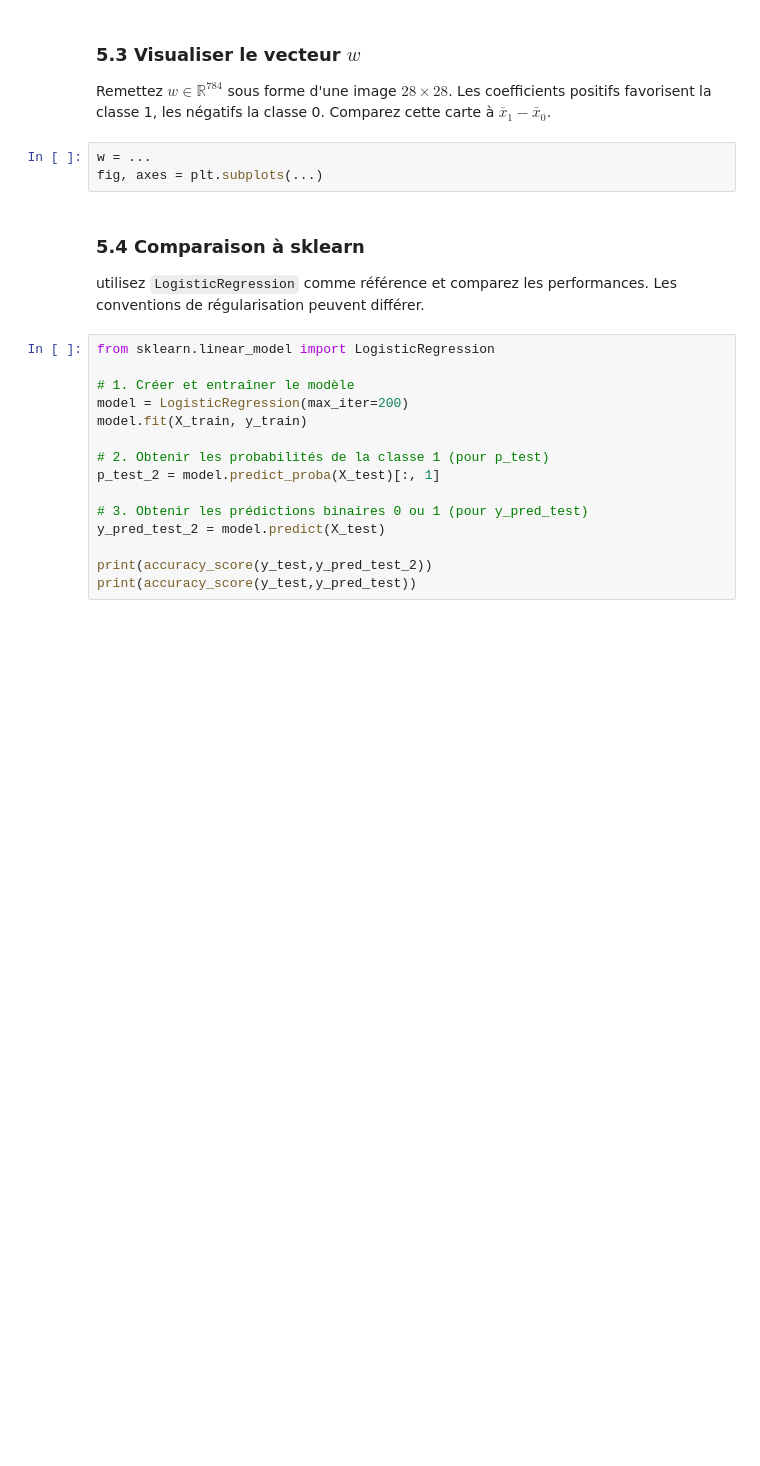
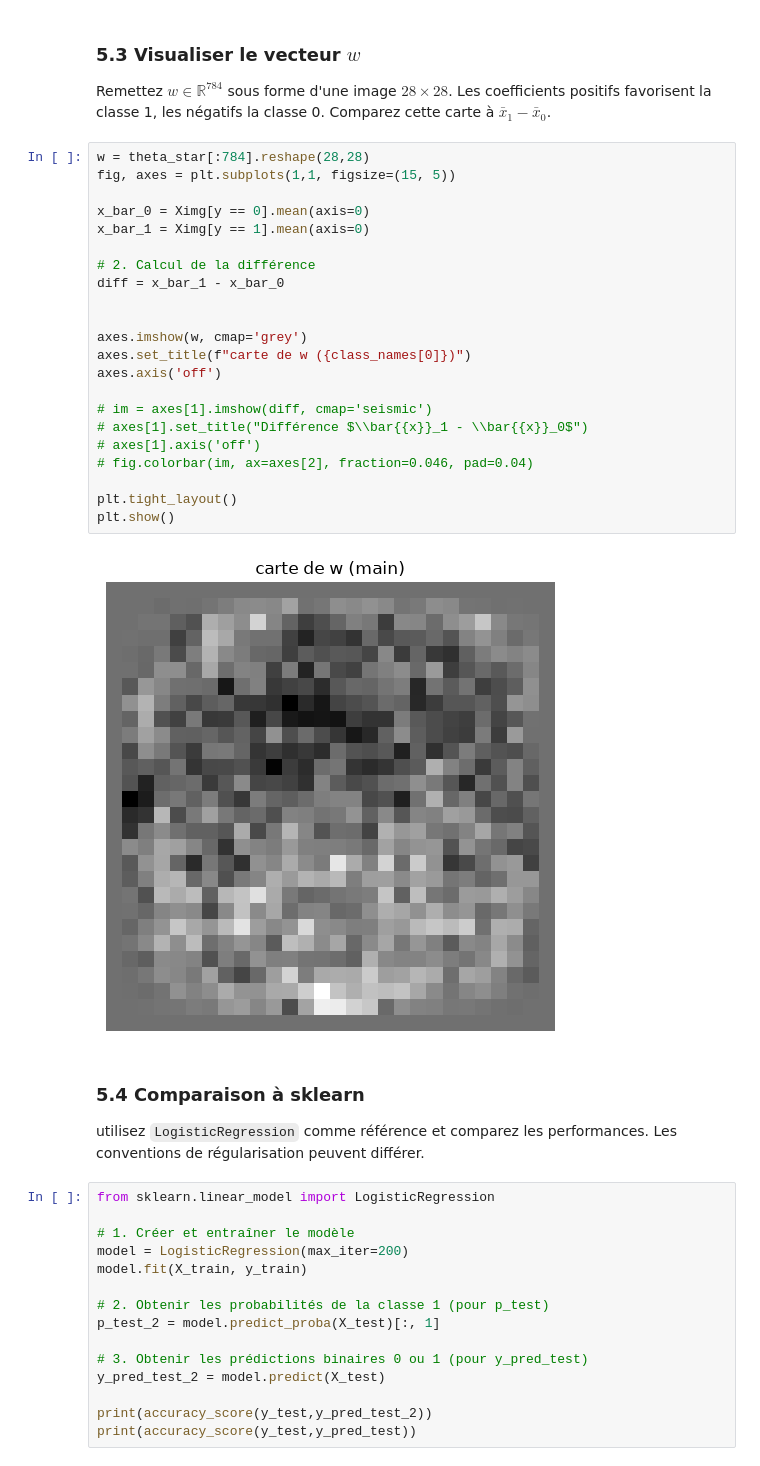
Before and after one commit to babsboy1/Projet-Python, a Jupyter notebook: Projet_QuickDraw_Sujet2.ipynb, the cells around one changed output. Drawn from its saved outputs; the diff is of its cells as text; blank space fills up the shorter version.

```diff
--- a/Projet_QuickDraw_Sujet2.ipynb
+++ b/Projet_QuickDraw_Sujet2.ipynb
@@ -708,8 +807,29 @@ if len(wrong):
 ### 5.3 Visualiser le vecteur $w$
 Remettez $w\in\mathbb{R}^{784}$ sous forme d'une image $28\times28$. Les coefficients positifs favorisent la classe 1, les négatifs la classe 0. Comparez cette carte à $\bar x_1-\bar x_0$.
 # %%
-w = ...
-fig, axes = plt.subplots(...)
+w = theta_star[:784].reshape(28,28)
+fig, axes = plt.subplots(1,1, figsize=(15, 5))
+
+x_bar_0 = Ximg[y == 0].mean(axis=0)
+x_bar_1 = Ximg[y == 1].mean(axis=0)
+
+# 2. Calcul de la différence
+diff = x_bar_1 - x_bar_0
+
+
+axes.imshow(w, cmap='grey')
+axes.set_title(f"carte de w ({class_names[0]})")
+axes.axis('off')
+
+# im = axes[1].imshow(diff, cmap='seismic')
+# axes[1].set_title("Différence $\\bar{{x}}_1 - \\bar{{x}}_0$")
+# axes[1].axis('off')
+# fig.colorbar(im, ax=axes[2], fraction=0.046, pad=0.04)
+
+plt.tight_layout()
+plt.show()
+# %% [output]
+[figure, added]
 # %% [markdown]
 ### 5.4 Comparaison à sklearn
 
```
Also changed, not shown: parts of 24 cells of this notebook.
